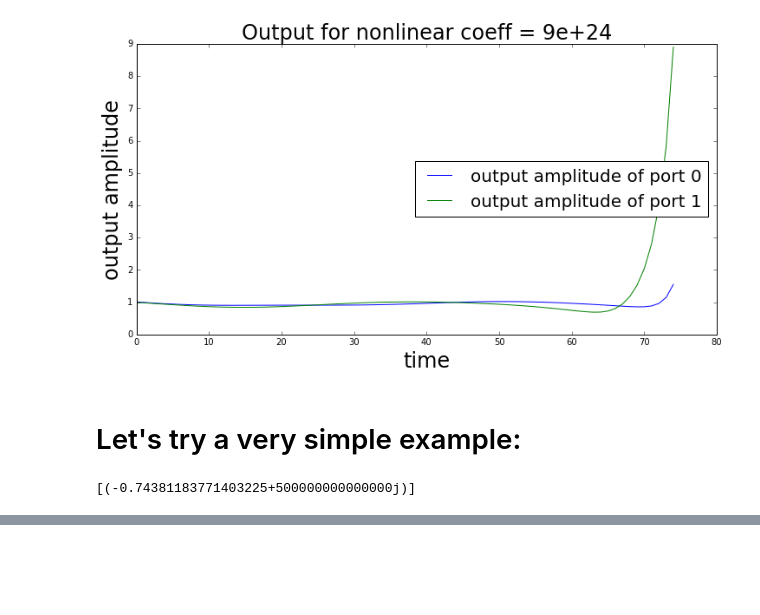
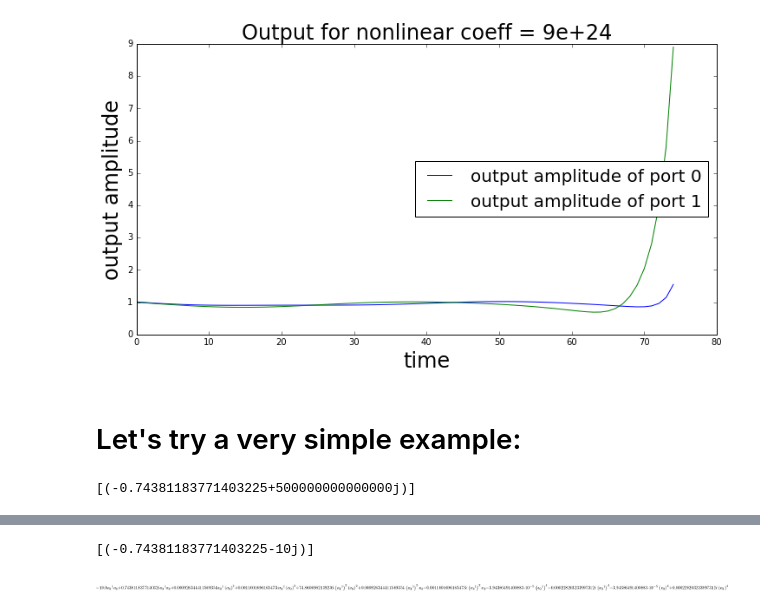
Before and after one commit to tabakg/potapov_interpolation, a Jupyter notebook: Time_Sims_nonlin_testing_and_comments.ipynb, the cells around one changed output, grey strips where cells are left out. Drawn from its saved outputs; the diff is of its cells as text; code cells hidden in the pictures; blank space fills up the shorter version.

```diff
--- a/Time_Sims_nonlin_testing_and_comments.ipynb
+++ b/Time_Sims_nonlin_testing_and_comments.ipynb
@@ -215,0 +219,8 @@ H = ham.make_H()
+# %%
+detuning = 10.
+# %%
+Ex.roots = map(lambda z: z - 1j *(detuning  ),Ex.roots)  ## <-- visible frequency ~ 500 THz
+# %%
+Ex.roots
+# %% [output]
+[(-0.74381183771403225-10j)]
@@ -215,0 +231,8 @@ H = ham.make_H()
+# %%
+ham.Omega = -1j*A
+# %%
+H = ham.make_H()
+# %%
+(normal_order(H.expand())).expand()
+# %% [output]
+[figure, added]
```
Also changed, not shown: parts of 31 cells of this notebook, 1 other file.
